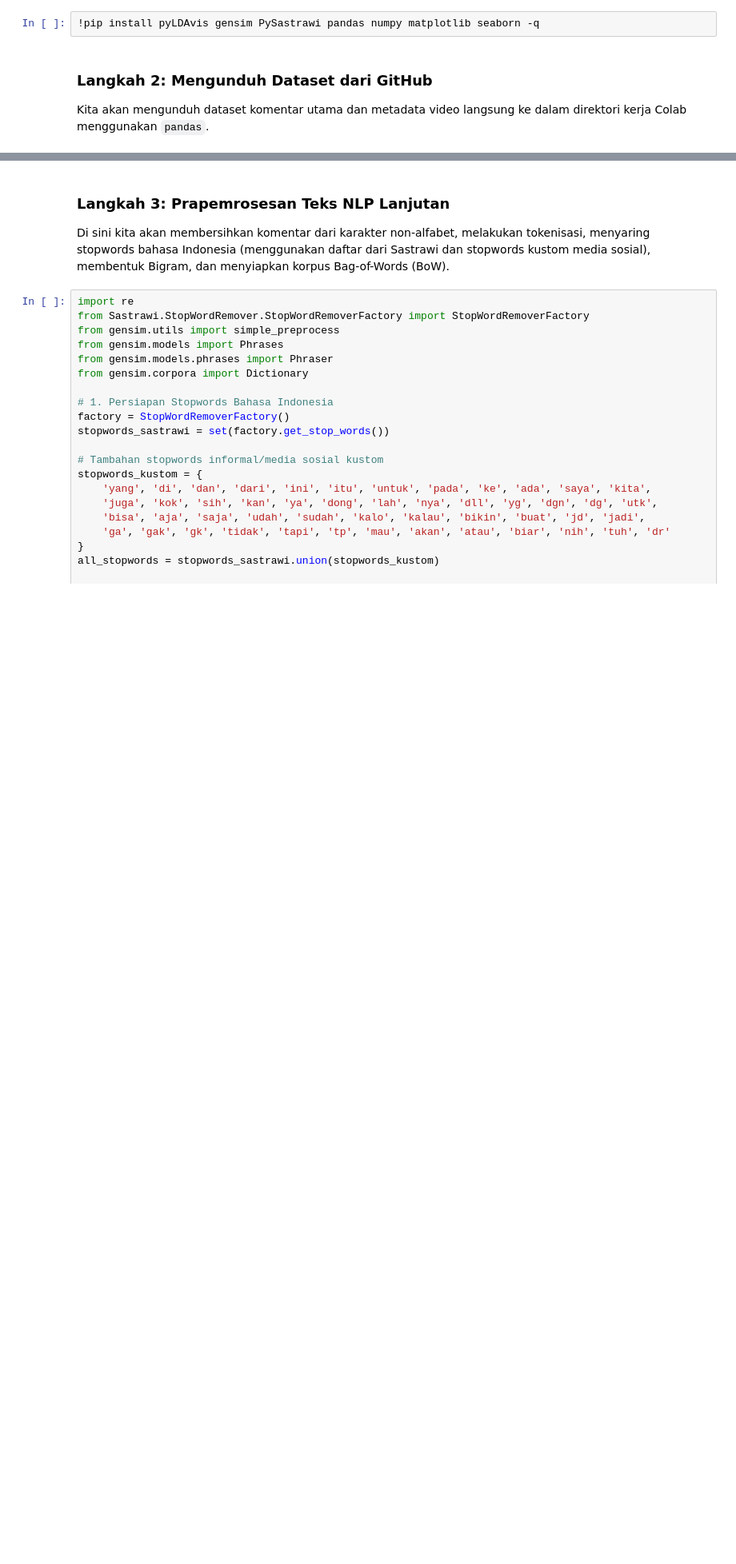
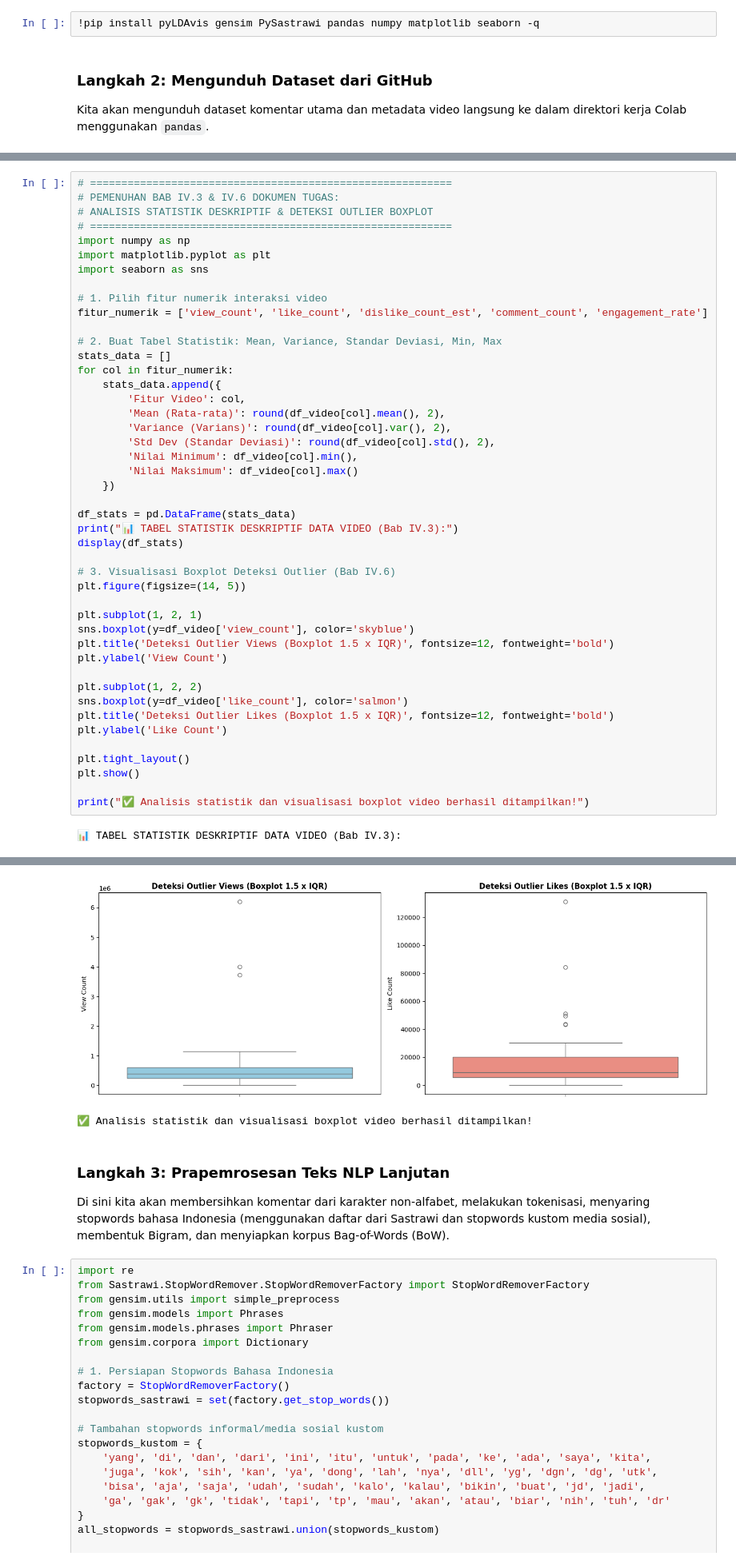
Before and after one commit to ImNotDanish05/2026_Data-Mining_TI-3A, a Jupyter notebook: Analisis_Data_Video_Topic_Modeling_LDA.ipynb, the cells around one changed output, grey strips where cells are left out. Shown at 80% size. Drawn from its saved outputs; the diff is of its cells as text; blank space fills up the shorter version.

```diff
--- a/Analisis_Data_Video_Topic_Modeling_LDA.ipynb
+++ b/Analisis_Data_Video_Topic_Modeling_LDA.ipynb
@@ -87,3 +87,50 @@ Dataset Video dimuat: 55 baris, 33 kolom.
 | 2 | Ugw1ppBGETl_AsJABnV4AaABAg | m-VTr83vz98 | hei apa ini | 0 | 0 | 2026-10-05T14:25:39Z |
 | 3 | Ugzqpq-Yeh7Bg76A3OV4AaABAg | m-VTr83vz98 | tumben kagak ada iklan | 0 | 0 | 2026-10-05T08:21:33Z |
 | 4 | Ugwjw0Oxsx0WaR6vGPB4AaABAg | m-VTr83vz98 | udah kayak di kota silent hill anj | 0 | 0 | 2026-10-04T14:38:44Z |
+# %%
+# ==========================================================
+# PEMENUHAN BAB IV.3 & IV.6 DOKUMEN TUGAS:
+# ANALISIS STATISTIK DESKRIPTIF & DETEKSI OUTLIER BOXPLOT
+# ==========================================================
+import numpy as np
+import matplotlib.pyplot as plt
+import seaborn as sns
+
+# 1. Pilih fitur numerik interaksi video
+fitur_numerik = ['view_count', 'like_count', 'dislike_count_est', 'comment_count', 'engagement_rate']
+
+# 2. Buat Tabel Statistik: Mean, Variance, Standar Deviasi, Min, Max
+stats_data = []
+for col in fitur_numerik:
+    stats_data.append({
+        'Fitur Video': col,
+        'Mean (Rata-rata)': round(df_video[col].mean(), 2),
+        'Variance (Varians)': round(df_video[col].var(), 2),
+        'Std Dev (Standar Deviasi)': round(df_video[col].std(), 2),
+        'Nilai Minimum': df_video[col].min(),
+        'Nilai Maksimum': df_video[col].max()
+    })
+
+df_stats = pd.DataFrame(stats_data)
+print("📊 TABEL STATISTIK DESKRIPTIF DATA VIDEO (Bab IV.3):")
+display(df_stats)
+
+# 3. Visualisasi Boxplot Deteksi Outlier (Bab IV.6)
+plt.figure(figsize=(14, 5))
+
+plt.subplot(1, 2, 1)
+sns.boxplot(y=df_video['view_count'], color='skyblue')
+plt.title('Deteksi Outlier Views (Boxplot 1.5 x IQR)', fontsize=12, fontweight='bold')
+plt.ylabel('View Count')
+
+plt.subplot(1, 2, 2)
+sns.boxplot(y=df_video['like_count'], color='salmon')
+plt.title('Deteksi Outlier Likes (Boxplot 1.5 x IQR)', fontsize=12, fontweight='bold')
+plt.ylabel('Like Count')
+
+plt.tight_layout()
+plt.show()
+
+print("✅ Analisis statistik dan visualisasi boxplot video berhasil ditampilkan!")
+# %% [output]
+📊 TABEL STATISTIK DESKRIPTIF DATA VIDEO (Bab IV.3):
@@ -90,3 +143,5 @@ Dataset Video dimuat: 55 baris, 33 kolom.
+[figure, added]
+✅ Analisis statistik dan visualisasi boxplot video berhasil ditampilkan!
 # %% [markdown]
 ### **Langkah 3: Prapemrosesan Teks NLP Lanjutan**
 Di sini kita akan membersihkan komentar dari karakter non-alfabet, melakukan tokenisasi, menyaring stopwords bahasa Indonesia (menggunakan daftar dari Sastrawi dan stopwords kustom media sosial), membentuk Bigram, dan menyiapkan korpus Bag-of-Words (BoW).
```
Also changed, not shown: parts of 2 cells of this notebook.
